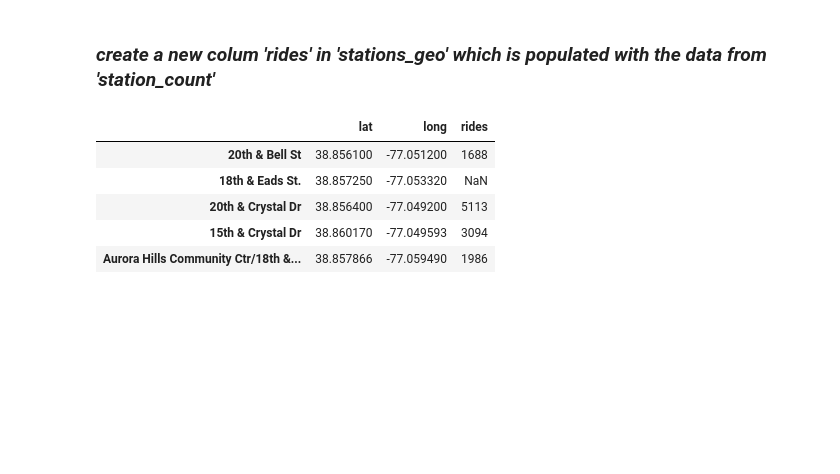
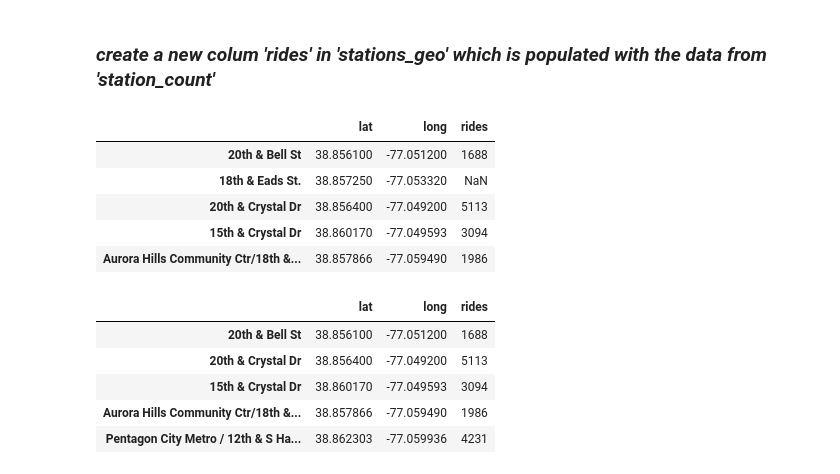
Before and after one commit to tlake/bikeshare, a Jupyter notebook: bikeshare_plots.ipynb, the cells around one changed output. Cells and saved outputs as stored; diff of their text form; code cells hidden in the pictures; blank space fills up the shorter version.

```diff
--- a/bikeshare_plots.ipynb
+++ b/bikeshare_plots.ipynb
@@ -133,0 +136,9 @@ stations_geo.head()
+# %%
+cleared.head()
+# %% [output]
+|  | lat | long | rides |
+| 20th & Bell St | 38.856100 | -77.051200 | 1688 |
+| 20th & Crystal Dr | 38.856400 | -77.049200 | 5113 |
+| 15th & Crystal Dr | 38.860170 | -77.049593 | 3094 |
+| Aurora Hills Community Ctr/18th &... | 38.857866 | -77.059490 | 1986 |
+| Pentagon City Metro / 12th & S Ha... | 38.862303 | -77.059936 | 4231 |
```
Also changed, not shown: parts of 2 cells of this notebook.
